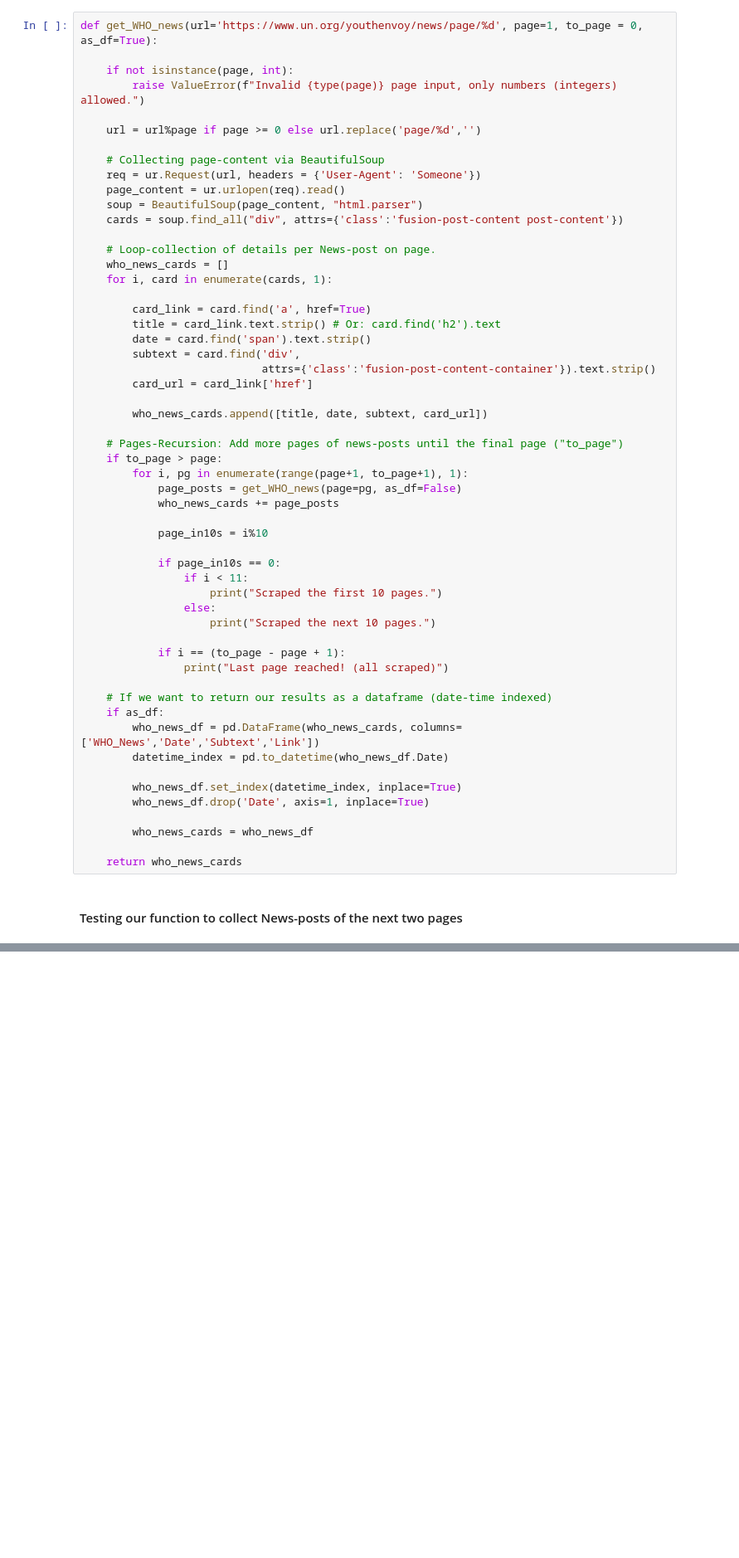
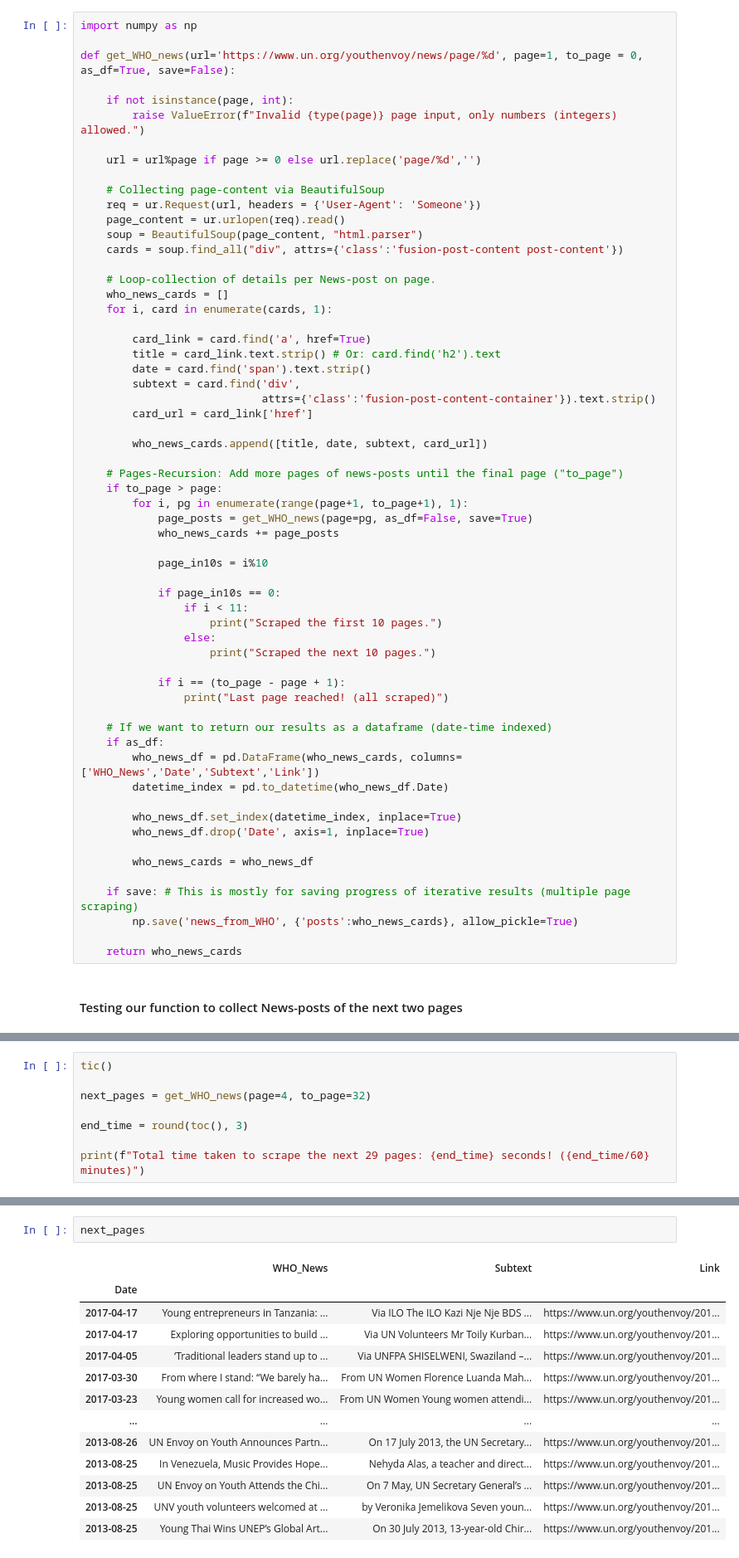
Before and after one commit to FaarisRazi/Python-Daily, a Jupyter notebook: Scrape-or-Crawl/News_from_WHO.ipynb, the cells around one changed output, grey strips where cells are left out. Shown at 83% size. Cells and saved outputs as stored; diff of their text form; blank space fills up the shorter version.

Commit message:
Updated News_from_WHO.ipynb + add saved dataframe

```diff
--- a/Scrape-or-Crawl/News_from_WHO.ipynb
+++ b/Scrape-or-Crawl/News_from_WHO.ipynb
@@ -133,7 +133,9 @@ Total number of post-pages      = 32
 # %% [markdown]
 #### A function to get News-posts from a single page or a range of pages
 # %%
-def get_WHO_news(url='https://www.un.org/youthenvoy/news/page/%d', page=1, to_page = 0, as_df=True):
+import numpy as np
+
+def get_WHO_news(url='https://www.un.org/youthenvoy/news/page/%d', page=1, to_page = 0, as_df=True, save=False):
 
     if not isinstance(page, int):
         raise ValueError(f"Invalid {type(page)} page input, only numbers (integers) allowed.")
@@ -162,7 +164,7 @@ def get_WHO_news(url='https://www.un.org/youthenvoy/news/page/%d', page=1, to_pa
     # Pages-Recursion: Add more pages of news-posts until the final page ("to_page")
     if to_page > page:
         for i, pg in enumerate(range(page+1, to_page+1), 1):
-            page_posts = get_WHO_news(page=pg, as_df=False)
+            page_posts = get_WHO_news(page=pg, as_df=False, save=True)
             who_news_cards += page_posts
 
             page_in10s = i%10
@@ -186,6 +188,9 @@ def get_WHO_news(url='https://www.un.org/youthenvoy/news/page/%d', page=1, to_pa
 
         who_news_cards = who_news_df
 
+    if save: # This is mostly for saving progress of iterative results (multiple page scraping)
+        np.save('news_from_WHO', {'posts':who_news_cards}, allow_pickle=True)
+
     return who_news_cards
 # %% [markdown]
 #### Testing our function to collect News-posts of the next two pages
@@ -225,0 +229,8 @@ To be continued InshaAllah!
+# %%
+tic()
+
+next_pages = get_WHO_news(page=4, to_page=32)
+
+end_time = round(toc(), 3)
+
+print(f"Total time taken to scrape the next 29 pages: {end_time} seconds! ({end_time/60} minutes)")
@@ -225,0 +243,16 @@ To be continued InshaAllah!
+# %%
+next_pages
+# %% [output]
+|  | WHO_News | Subtext | Link |
+| Date |  |  |  |
+| 2017-04-17 | Young entrepreneurs in Tanzania: ... | Via ILO The ILO Kazi Nje Nje BDS ... | https://www.un.org/youthenvoy/201... |
+| 2017-04-17 | Exploring opportunities to build ... | Via UN Volunteers Mr Toily Kurban... | https://www.un.org/youthenvoy/201... |
+| 2017-04-05 | ‘Traditional leaders stand up to ... | Via UNFPA SHISELWENI, Swaziland –... | https://www.un.org/youthenvoy/201... |
+| 2017-03-30 | From where I stand: “We barely ha... | From UN Women Florence Luanda Mah... | https://www.un.org/youthenvoy/201... |
+| 2017-03-23 | Young women call for increased wo... | From UN Women Young women attendi... | https://www.un.org/youthenvoy/201... |
+| ... | ... | ... | ... |
+| 2013-08-26 | UN Envoy on Youth Announces Partn... | On 17 July 2013, the UN Secretary... | https://www.un.org/youthenvoy/201... |
+| 2013-08-25 | In Venezuela, Music Provides Hope... | Nehyda Alas, a teacher and direct... | https://www.un.org/youthenvoy/201... |
+| 2013-08-25 | UN Envoy on Youth Attends the Chi... | On 7 May, UN Secretary General’s ... | https://www.un.org/youthenvoy/201... |
+| 2013-08-25 | UNV youth volunteers welcomed at ... | by Veronika Jemelikova Seven youn... | https://www.un.org/youthenvoy/201... |
+| 2013-08-25 | Young Thai Wins UNEP’s Global Art... | On 30 July 2013, 13-year-old Chir... | https://www.un.org/youthenvoy/201... |
```
Also changed, not shown: parts of 9 cells of this notebook, 1 other file.
